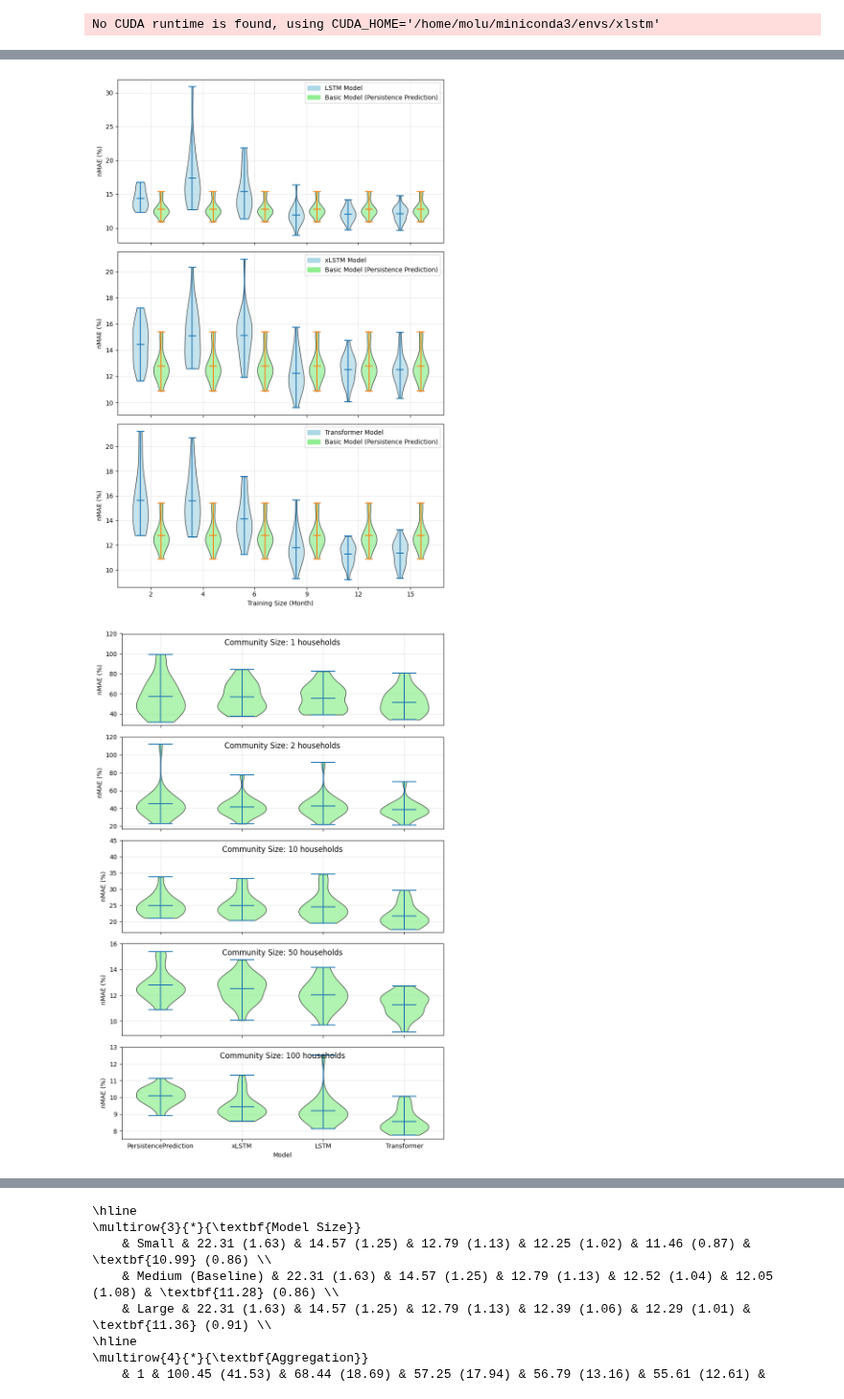
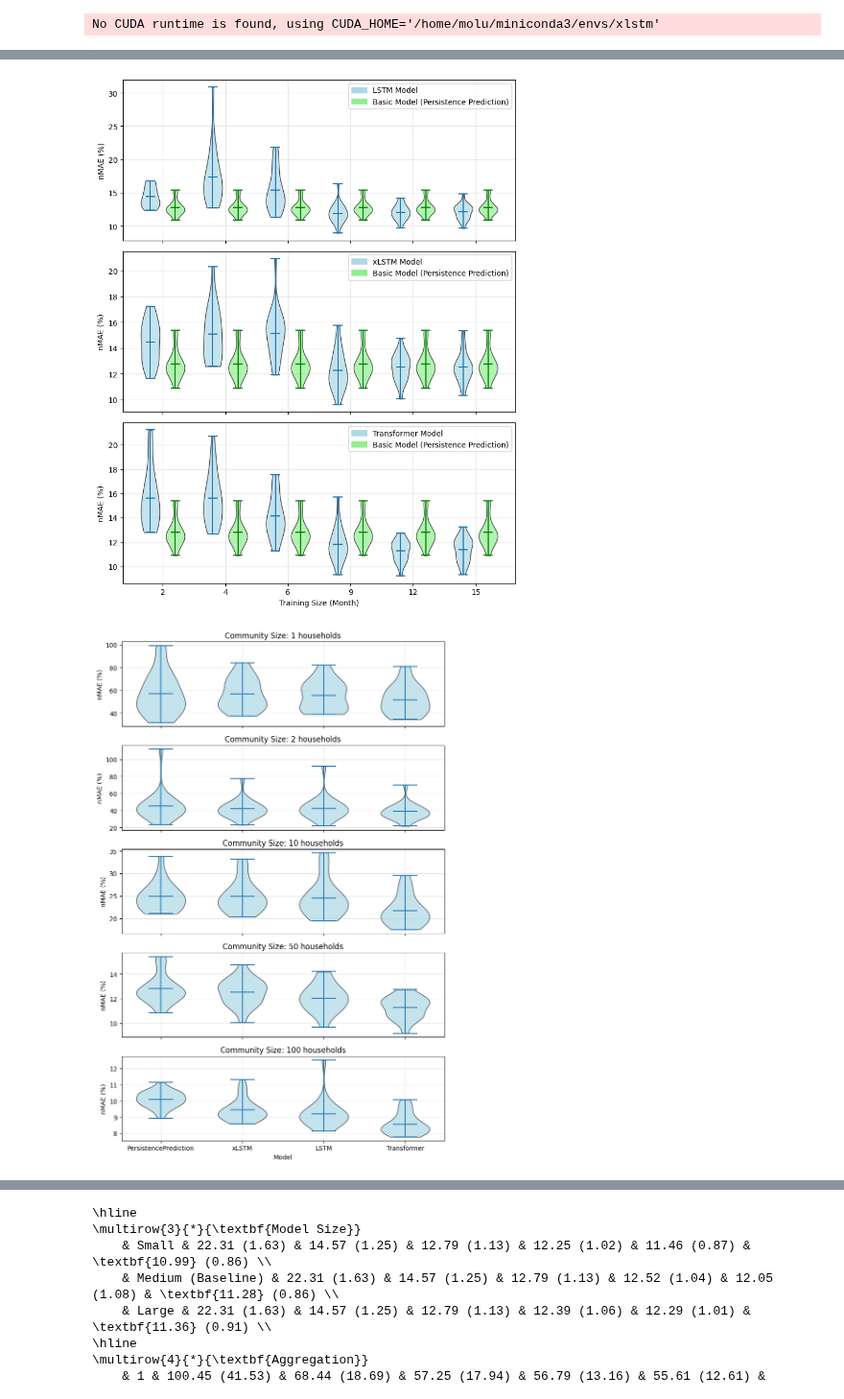
Before and after one commit to erc-fhv/loadforecasting, a Jupyter notebook: scripts/Paper_Illustration.ipynb, the cells around one changed output, grey strips where cells are left out. Shown at 96% size. Drawn from its saved outputs; the diff is of its cells as text; code cells hidden in the pictures.

```diff
--- a/scripts/Paper_Illustration.ipynb
+++ b/scripts/Paper_Illustration.ipynb
@@ -371,13 +351,8 @@ for idx, model in enumerate(models):
 
     # Plot the violins
     positions = np.array(range(len(training_sizes))) * 2.0
-    violins = ax.violinplot(data, positions=positions, widths=1.4,
+    violins = ax.violinplot(data, positions=positions, widths=1,
                                     showmeans=True, showextrema=True, showmedians=False)
-
-    for pc in violins['bodies']:
-        pc.set_facecolor("lightgreen")
-        pc.set_edgecolor("black")
-        pc.set_alpha(0.7)
 
     # Labels and title
     ax.set_ylabel('nMAE (%)')
@@ -436,7 +411,7 @@ def get_full_data_list(model, expected_configs, available_configs):
 data_per_model = {model: get_full_data_list(model, configs, result_dict) for model in models}
 
 # Creating subplots for violin plots
-fig, axes = plt.subplots(len(models), 1, figsize=(8, 12), sharex=True, sharey=True)
+fig, axes = plt.subplots(len(models), 1, figsize=(6, 8), sharex=True, sharey=True)
 
 # Plot each model's data on a separate subplot
 for idx, model in enumerate(models):
@@ -447,13 +422,8 @@ for idx, model in enumerate(models):
 
     # Plot the violins
     positions = np.array(range(len(training_sizes))) * 2.0
-    violins = ax.violinplot(data, positions=positions, widths=0.6,
+    violins = ax.violinplot(data, positions=positions, widths=0.9,
                                     showmeans=True, showextrema=True, showmedians=False)
-
-    for pc in violins['bodies']:
-        pc.set_facecolor("lightgreen")
-        pc.set_edgecolor("black")
-        pc.set_alpha(0.7)
 
     # Labels and title
     ax.set_ylabel('nMAE (%)')
@@ -520,7 +490,7 @@ data_with_ML_models = {model: get_full_data_list(model, configs, result_dict) fo
 data_with_basic_model = get_full_data_list(basic_model, configs, result_dict)
 
 # Creating subplots for violin plots
-fig, axes = plt.subplots(len(machine_learning_models), 1, figsize=(8, 12), sharex=True, sharey=False)
+fig, axes = plt.subplots(len(machine_learning_models), 1, figsize=(8, 10), sharex=True, sharey=False)
 
 # Plot each model's data on a separate subplot
 for idx, model in enumerate(machine_learning_models):
@@ -531,47 +501,53 @@ for idx, model in enumerate(machine_learning_models):
 
     # Without Transfer Learning violins
     positions = np.array(range(len(training_sizes))) * 2.0
-    violins_without = ax.violinplot(data_with_ML_model, positions=positions - 0.4, widths=0.6,
+    violins_ml_model = ax.violinplot(data_with_ML_model, positions=positions - 0.4, widths=0.6,
                                     showmeans=True, showextrema=True, showmedians=False)
     # With Transfer Learning violins
-    violins_with = ax.violinplot(data_with_basic_model, positions=positions + 0.4, widths=0.6,
+    violins_basic_models = ax.violinplot(data_with_basic_model, positions=positions + 0.4, widths=0.6,
                                  showmeans=True, showextrema=True, showmedians=False)
 
     # Set custom colors for the violins by modifying each PolyCollection
-    for pc in violins_without['bodies']:
+    for pc in violins_ml_model['bodies']:
         pc.set_facecolor("lightblue")
         pc.set_edgecolor("black")
         pc.set_alpha(0.7)
-    for pc in violins_with['bodies']:
+    for pc in violins_basic_models['bodies']:
         pc.set_facecolor("lightgreen")
         pc.set_edgecolor("black")
         pc.set_alpha(0.7)
+
+    # Customize vertical lines
+    violins_basic_models['cmeans'].set_color('green')   # Change the color of the mean lines
+    violins_basic_models['cmins'].set_color('green')   # Change the color of the minimum lines
+    violins_basic_models['cmaxes'].set_color('green')  # Change the color of the maximum lines
+    violins_basic_models['cbars'].set_color('green')  # Change the color of the vertical bars (connectors)
 
     # Labels and title
     ax.set_ylabel('nMAE (%)')
     # ax.set_title(f"{model} Model")
     # ax.text(0.4, 0.9, f"{model} Model", transform=ax.transAxes, fontsize=16, ha="center", va="center")
     ax.set_xticks(positions)
     ax.set_xticklabels(training_sizes)
     ax.set_axisbelow(True)
     ax.grid(True, color="0.9")
 
     # Add legend to each subplot
     legend_patches = [
         Patch(color="lightblue", label=f"{model} Model"),
         Patch(color="lightgreen", label="Basic Model (Persistence Prediction)")
     ]
     ax.legend(handles=legend_patches, loc="upper right")
 
     # Set x-axis label for the last plot
     # ax.set_xlabel('Training Size (Month)')
 
 axes[-1].set_xlabel('Training Size (Month)')
 plt.tight_layout()
 plt.savefig("scripts/outputs/figs/ML_model_vs_persistence_prediction.pdf", format="pdf", bbox_inches="tight", pad_inches=0.1)
 plt.show()
 # %% [output]
-[figure, old version]
+[figure, new version]
 # %%
 # Compare with and without transfer learning of the given configurations
 #
@@ -635,13 +611,14 @@ for idx, (size, data) in enumerate(data_by_household_size.items()):
                             showmeans=True, showextrema=True, showmedians=False)
 
     for pc in violins['bodies']:
-        pc.set_facecolor("lightgreen")
+        pc.set_facecolor("lightblue")
         pc.set_edgecolor("black")
         pc.set_alpha(0.7)
 
     # Labels and title
     ax.set_ylabel('nMAE (%)')
-    ax.text(0.5, 0.9, f"Community Size: {size} households", transform=ax.transAxes, fontsize=12, ha="center", va="center")
+    ax.set_title(f"Community Size: {size} households")
+    # ax.text(0.5, 0.9, f"Community Size: {size} households", transform=ax.transAxes, fontsize=12, ha="center", va="center")
     ax.set_xticks(positions)
     ax.set_xticklabels(models)
     ax.set_axisbelow(True)
@@ -651,16 +628,11 @@ for idx, (size, data) in enumerate(data_by_household_size.items()):
     if idx == len(household_sizes) - 1:
         ax.set_xlabel('Model')
 
-axes[0].set_ylim(None, 120)
-axes[1].set_ylim(None, 120)
-axes[2].set_ylim(None, 45)
-axes[3].set_ylim(None, 16)
-axes[4].set_ylim(None, 13)
 plt.tight_layout()
 plt.savefig("scripts/outputs/figs/error_over_community_size.pdf", format="pdf", bbox_inches="tight", pad_inches=0.1)
 plt.show()
 # %% [output]
-[figure, old version]
+[figure, new version]
 # %%
 # Compare with and without transfer learning of the given configurations
 #
```
Also changed, not shown: parts of 5 cells of this notebook, 1 other file.
